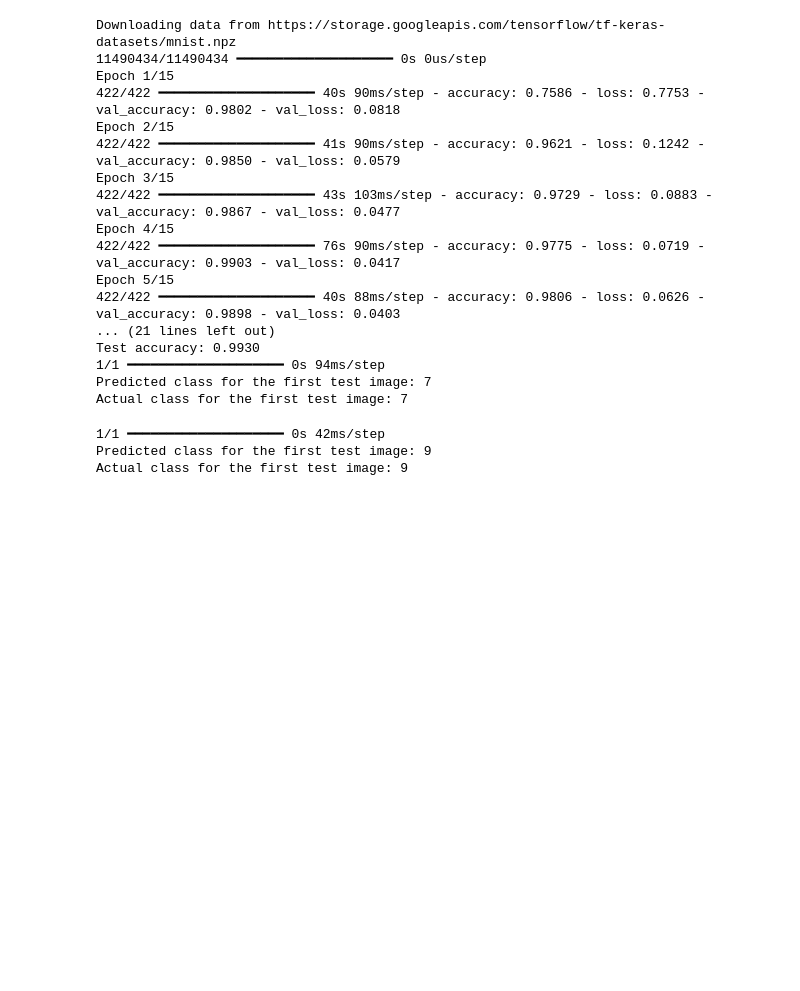
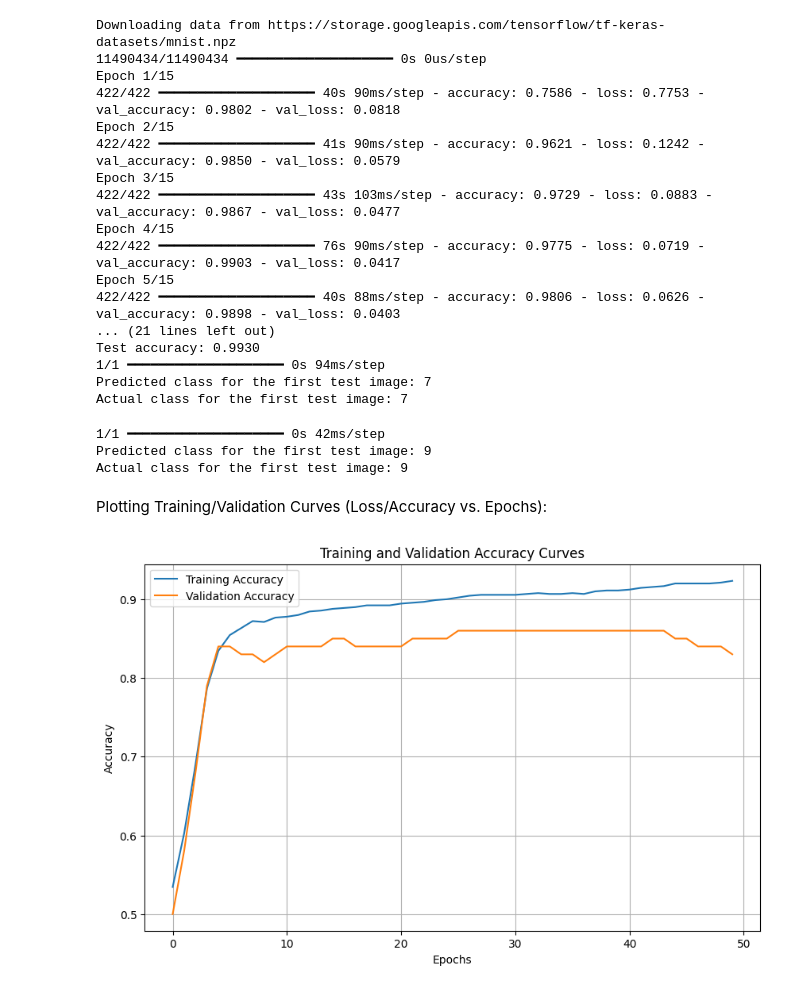
Before and after one commit to Tsuma532/hello-world, a Jupyter notebook: MLearning_with_neural_networks.ipynb, the cells around one changed output. Drawn from its saved outputs; the diff is of its cells as text; code cells hidden in the pictures; blank space fills up the shorter version.

```diff
--- a/MLearning_with_neural_networks.ipynb
+++ b/MLearning_with_neural_networks.ipynb
@@ -79,3 +79,42 @@ print(f"Actual class for the first test image: {y_test[1000]}")
 1/1 ━━━━━━━━━━━━━━━━━━━━ 0s 42ms/step
 Predicted class for the first test image: 9
 Actual class for the first test image: 9
+# %% [markdown]
+Plotting Training/Validation Curves (Loss/Accuracy vs. Epochs):
+# %%
+import matplotlib.pyplot as plt
+import numpy as np
+from sklearn.datasets import make_classification
+from sklearn.model_selection import train_test_split
+from sklearn.neural_network import MLPClassifier
+from sklearn.metrics import accuracy_score
+
+# 1. Generate synthetic data
+X, y = make_classification(n_samples=1000, n_features=20, random_state=42)
+X_train, X_val, y_train, y_val = train_test_split(X, y, test_size=0.1, random_state=42)
+
+# 2. Train a model and record metrics
+model = MLPClassifier(hidden_layer_sizes=(100,), max_iter=1, warm_start=True, random_state=42)
+train_accuracies = []
+val_accuracies = []
+epochs = 50
+
+for epoch in range(epochs):
+    model.fit(X_train, y_train) # Train for one epoch
+    train_pred = model.predict(X_train)
+    val_pred = model.predict(X_val)
+    train_accuracies.append(accuracy_score(y_train, train_pred))
+    val_accuracies.append(accuracy_score(y_val, val_pred))
+
+# 3. Plot the curves
+plt.figure(figsize=(10, 6))
+plt.plot(range(epochs), train_accuracies, label='Training Accuracy')
+plt.plot(range(epochs), val_accuracies, label='Validation Accuracy')
+plt.title('Training and Validation Accuracy Curves')
+plt.xlabel('Epochs')
+plt.ylabel('Accuracy')
+plt.legend()
+plt.grid(True)
+plt.show()
+# %% [output]
+[figure, added]
```
Also changed, not shown: parts of 4 cells of this notebook.
